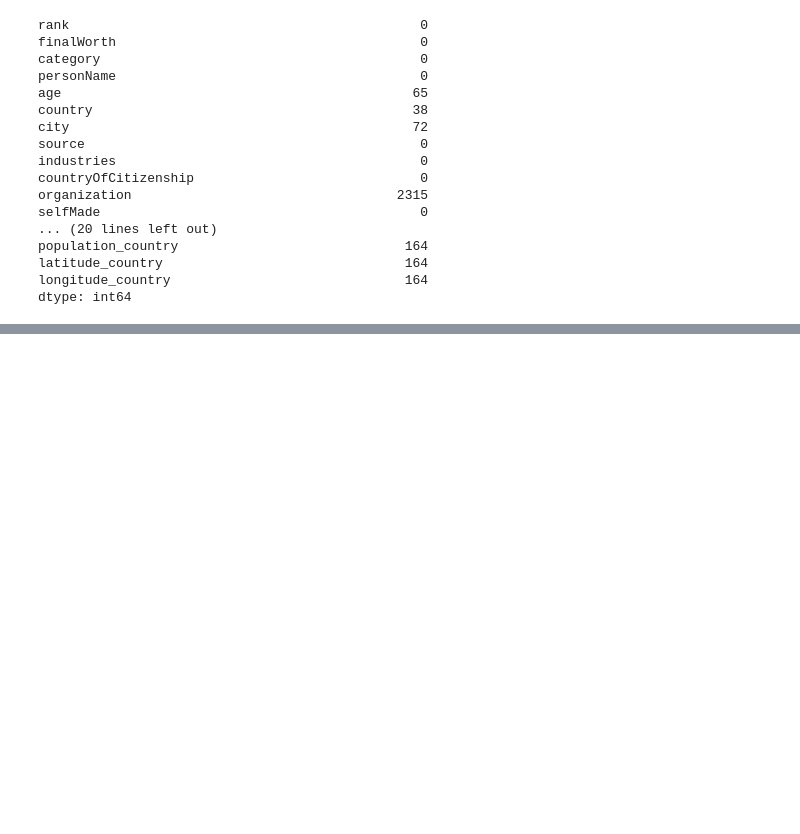
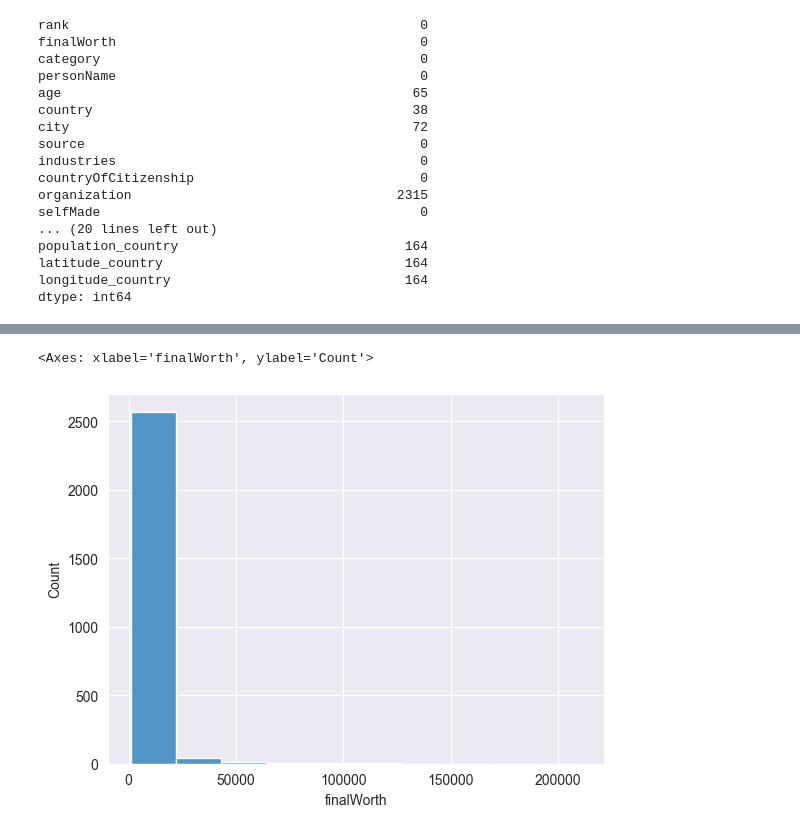
Before and after one commit to RoGellert/python_r_ds_de_projects, a Jupyter notebook: Billionaires/Billionaires_exploratory_analysis.ipynb, the cells around one changed output, grey strips where cells are left out. Cells and saved outputs as stored; diff of their text form; code cells hidden in the pictures; blank space fills up the shorter version.

```diff
--- a/Billionaires/Billionaires_exploratory_analysis.ipynb
+++ b/Billionaires/Billionaires_exploratory_analysis.ipynb
@@ -75,3 +73,8 @@ billionaires_df.describe()
 | 50% | 1312.000000 | 2300.000000 | 65.000000 | 1957.000000 | 6.000000 | 11.000000 | 117.240000 | 2.900000 | ... |
 | 75% | 1905.000000 | 4200.000000 | 75.000000 | 1966.000000 | 9.000000 | 21.000000 | 125.080000 | 7.500000 | ... |
 | max | 2540.000000 | 211000.000000 | 101.000000 | 2004.000000 | 12.000000 | 31.000000 | 288.570000 | 53.500000 | ... |
+# %%
+sb.histplot(data=billionaires_df['finalWorth'], bins=10)
+# %% [output]
+<Axes: xlabel='finalWorth', ylabel='Count'>
+[figure, added]
```
Also changed, not shown: parts of 8 cells of this notebook.
